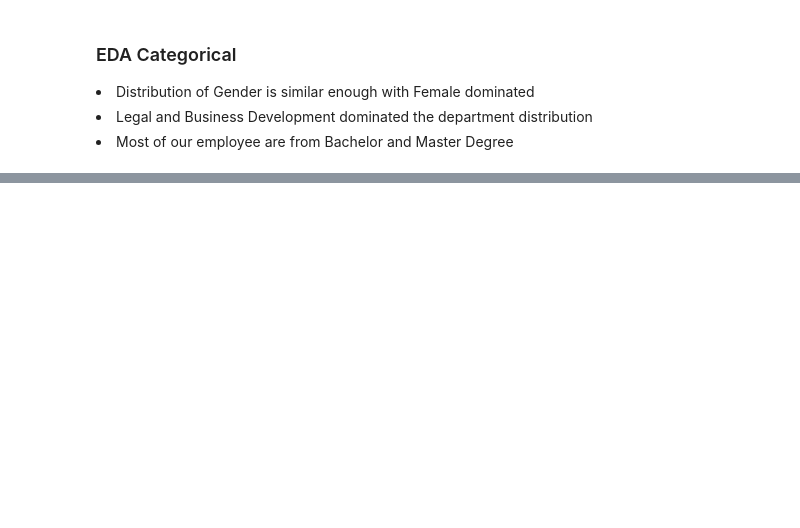
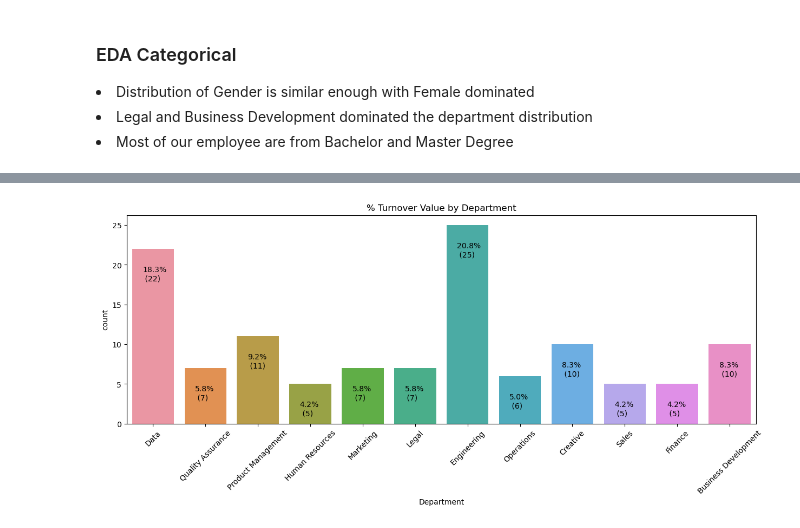
Before and after one commit to nandard/people-analytics-metrics, a Jupyter notebook: people_analytics.ipynb, the cells around one changed output, grey strips where cells are left out. Drawn from its saved outputs; the diff is of its cells as text; code cells hidden in the pictures; blank space fills up the shorter version.

```diff
--- a/people_analytics.ipynb
+++ b/people_analytics.ipynb
@@ -134,0 +246,13 @@ Complete the Training Course: [1 0]
+# %%
+_, axs = plt.subplots(figsize=(15,5))
+fig = sns.countplot(turnover_df,x='Department',ax=axs)
+axs.set_title('% Turnover Value by Department')
+axs.tick_params(axis='x', rotation=45)
+total = df['Turnover'].value_counts()['Yes']
+for p in fig.patches:
+    percent = '{:.1f}%\n ({:.0f})'.format(p.get_height()*100/total,p.get_height())
+    x = p.get_x() + p.get_width()/2 - 0.2
+    y = p.get_y() + p.get_height() - 4
+    fig.annotate(percent, (x, y))
+# %% [output]
+[figure, added]
```
Also changed, not shown: parts of 27 cells of this notebook.
